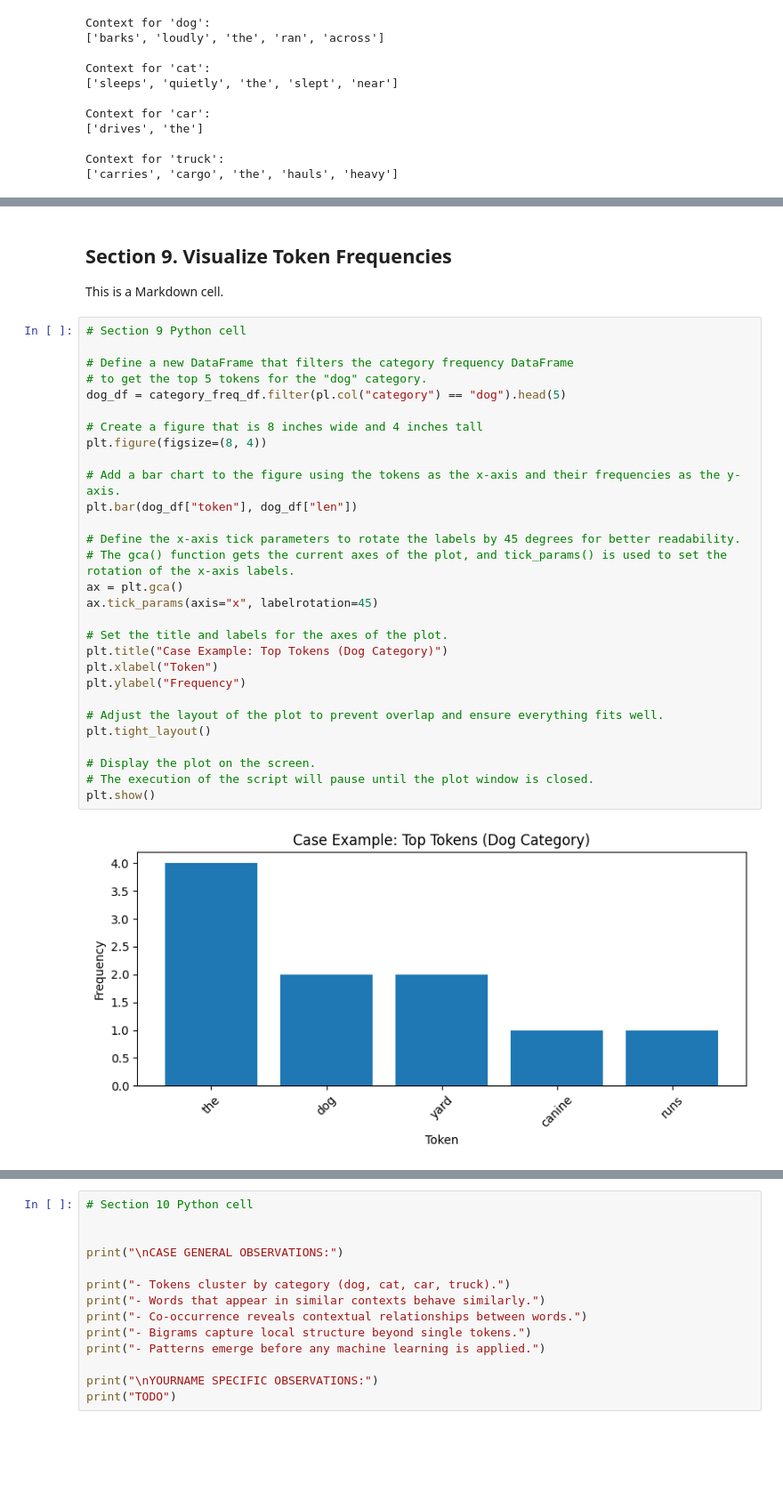
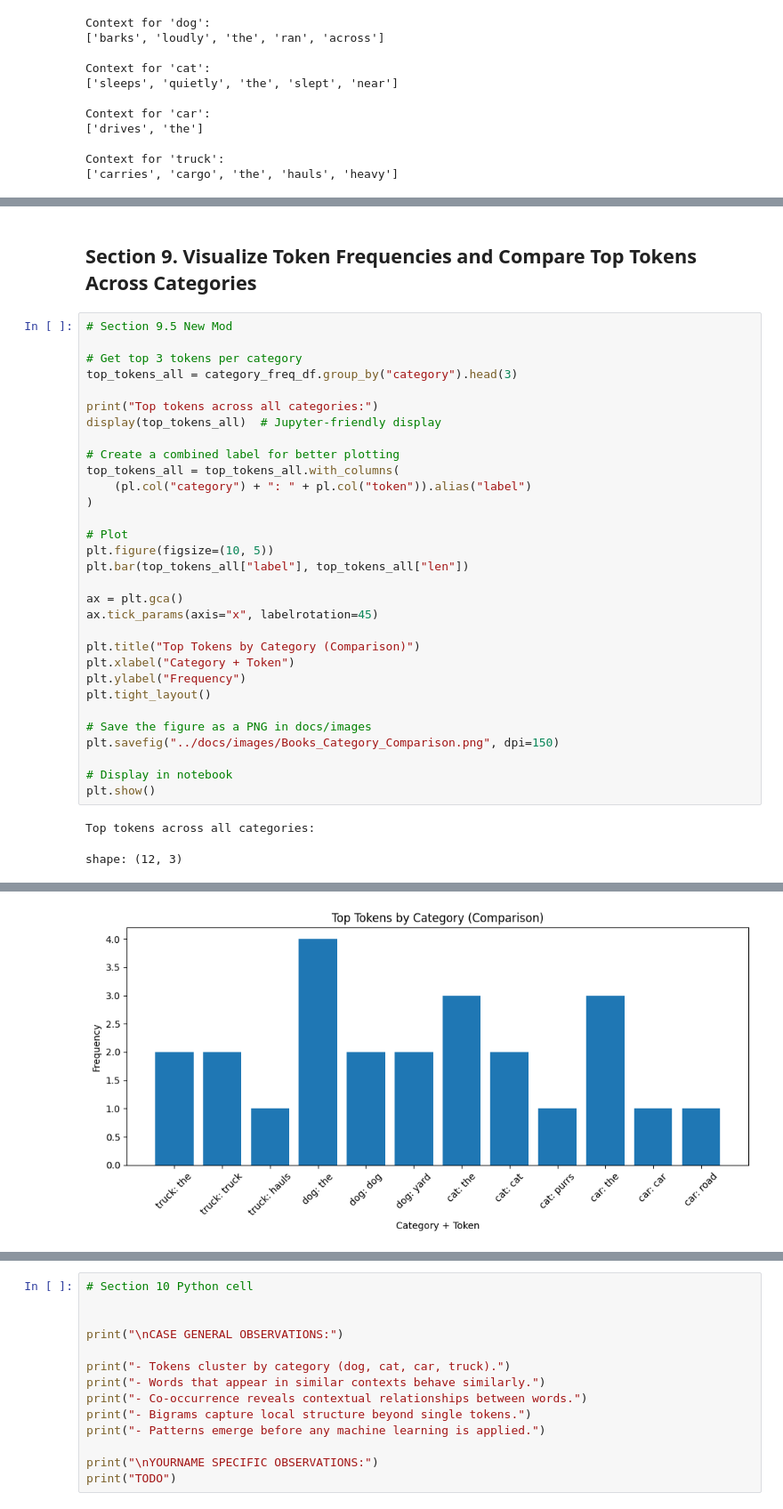
Before and after one commit to LFoster03/nlp-03-text-exploration, a Jupyter notebook: notebooks copy/nlp_corpus_explore_foster.ipynb, the cells around one changed output, grey strips where cells are left out. Shown at 89% size. Saved outputs shown, nothing was run; the diff lists cells and outputs as text; blank space fills up the shorter version.

```diff
--- a/notebooks copy/nlp_corpus_explore_foster.ipynb
+++ b/notebooks copy/nlp_corpus_explore_foster.ipynb
@@ -401,36 +383,37 @@ shape: (10, 2)
 └───────────────┴─────┘
 # %% [markdown]
-## Section 9. Visualize Token Frequencies
-
-This is a Markdown cell.
+## Section 9. Visualize Token Frequencies and Compare Top Tokens Across Categories
-# %%
-# Section 9 Python cell
-
-# Define a new DataFrame that filters the category frequency DataFrame
-# to get the top 5 tokens for the "dog" category.
-dog_df = category_freq_df.filter(pl.col("category") == "dog").head(5)
-
-# Create a figure that is 8 inches wide and 4 inches tall
-plt.figure(figsize=(8, 4))
-
-# Add a bar chart to the figure using the tokens as the x-axis and their frequencies as the y-axis.
-plt.bar(dog_df["token"], dog_df["len"])
-
-# Define the x-axis tick parameters to rotate the labels by 45 degrees for better readability.
-# The gca() function gets the current axes of the plot, and tick_params() is used to set the rotation of the x-axis labels.
-ax = plt.gca()
-ax.tick_params(axis="x", labelrotation=45)
-
-# Set the title and labels for the axes of the plot.
-plt.title("Case Example: Top Tokens (Dog Category)")
-plt.xlabel("Token")
-plt.ylabel("Frequency")
-
-# Adjust the layout of the plot to prevent overlap and ensure everything fits well.
-plt.tight_layout()
-
-# Display the plot on the screen.
-# The execution of the script will pause until the plot window is closed.
-plt.show()
-# %% [output]
-[figure, removed]
+# %%
+# Section 9.5 New Mod
+
+# Get top 3 tokens per category
+top_tokens_all = category_freq_df.group_by("category").head(3)
+
+print("Top tokens across all categories:")
+display(top_tokens_all)  # Jupyter-friendly display
+
+# Create a combined label for better plotting
+top_tokens_all = top_tokens_all.with_columns(
+    (pl.col("category") + ": " + pl.col("token")).alias("label")
+)
+
+# Plot
+plt.figure(figsize=(10, 5))
+plt.bar(top_tokens_all["label"], top_tokens_all["len"])
+
+ax = plt.gca()
+ax.tick_params(axis="x", labelrotation=45)
+
+plt.title("Top Tokens by Category (Comparison)")
+plt.xlabel("Category + Token")
+plt.ylabel("Frequency")
+plt.tight_layout()
+
+# Save the figure as a PNG in docs/images
+plt.savefig("../docs/images/Books_Category_Comparison.png", dpi=150)
+
+# Display in notebook
+plt.show()
+# %% [output]
+Top tokens across all categories:
+shape: (12, 3)
@@ -437,2 +433,3 @@ plt.show()
+[figure, added]
 # %% [markdown]
 ## Section 10. Interpret Results and Identify Patterns
```
Also changed, not shown: parts of 17 cells of this notebook, 4 other files.
